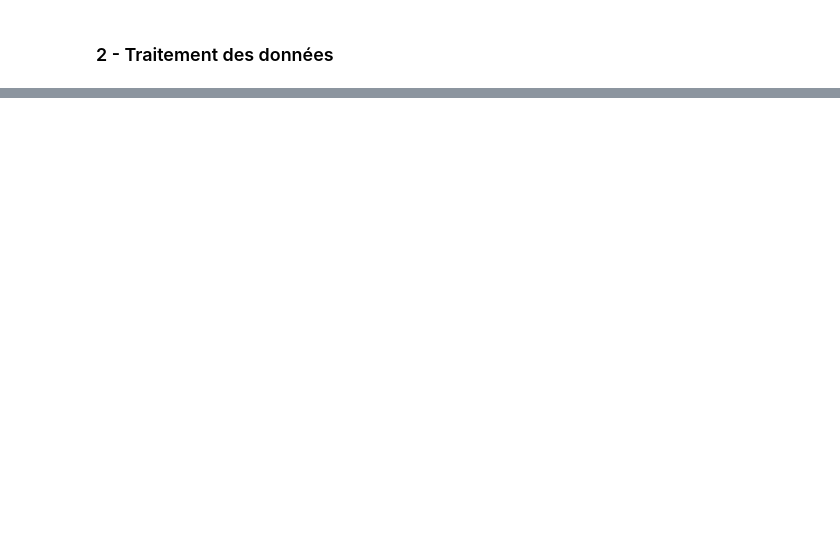
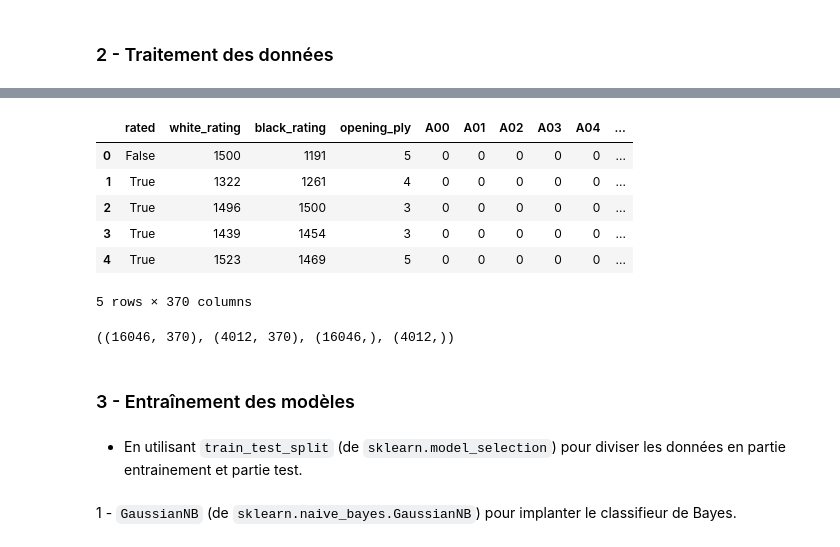
Before and after one commit to guicag/chess_ml, a Jupyter notebook: exploration.ipynb, the cells around one changed output, grey strips where cells are left out. Drawn from its saved outputs; the diff is of its cells as text; code cells hidden in the pictures; blank space fills up the shorter version.

Commit message:
feat: ajout de modèle

```diff
--- a/exploration.ipynb
+++ b/exploration.ipynb
@@ -195,0 +326,5 @@ OSError: [WinError 1455] Le fichier de pagination est insuffisant pour terminer
+# %%
+evaluating_board = []
+for i in range(len(boards)):
+    score = evaluate_board(boards[i])
+    evaluating_board.append(score)
@@ -195,0 +349,16 @@ OSError: [WinError 1455] Le fichier de pagination est insuffisant pour terminer
+# %%
+# remplacement des valeurs cibles 0 = victoire blanc, 1 = victoire noir et 2 = égalité
+y.replace(["white", "black", "draw"], [0, 1, 2], inplace=True)
+X["rated"].replace(["True", "False"], [1, 0], inplace=True)
+# %%
+# get the dummies and store it in a variable
+dummies = pd.get_dummies(X.opening_eco)
+
+# Concatenate the dummies to original dataframe
+merged = pd.concat([X, dummies], axis='columns')
+
+X = merged
+
+# print the dataframe
+X  = X.drop(["opening_eco", "moves"], axis=1)
+print(X.head())
@@ -195,0 +381,11 @@ OSError: [WinError 1455] Le fichier de pagination est insuffisant pour terminer
+# %%
+X["evaluating_board"] = evaluating_board
+X.head()
+# %% [output]
+|  | rated | white_rating | black_rating | opening_ply | A00 | A01 | A02 | A03 | A04 | ... |
+| 0 | False | 1500 | 1191 | 5 | 0 | 0 | 0 | 0 | 0 | ... |
+| 1 | True | 1322 | 1261 | 4 | 0 | 0 | 0 | 0 | 0 | ... |
+| 2 | True | 1496 | 1500 | 3 | 0 | 0 | 0 | 0 | 0 | ... |
+| 3 | True | 1439 | 1454 | 3 | 0 | 0 | 0 | 0 | 0 | ... |
+| 4 | True | 1523 | 1469 | 5 | 0 | 0 | 0 | 0 | 0 | ... |
+5 rows × 370 columns
@@ -195,0 +396,14 @@ OSError: [WinError 1455] Le fichier de pagination est insuffisant pour terminer
+# %%
+# création des données d'entrainement et des données de test
+X_train, X_test, y_train, y_test = train_test_split(X, y, test_size=0.2)
+
+# vérification des dimensions et du nombre de données
+X_train.shape, X_test.shape, y_train.shape, y_test.shape
+# %% [output]
+((16046, 370), (4012, 370), (16046,), (4012,))
+# %% [markdown]
+### 3 - Entraînement des modèles
+# %% [markdown]
+- En utilisant `train_test_split` (de `sklearn.model_selection`) pour diviser les données en partie entrainement et partie test.
+# %% [markdown]
+1 - `GaussianNB` (de `sklearn.naive_bayes.GaussianNB`) pour implanter le classifieur de Bayes.
```
Also changed, not shown: parts of 30 cells of this notebook.
